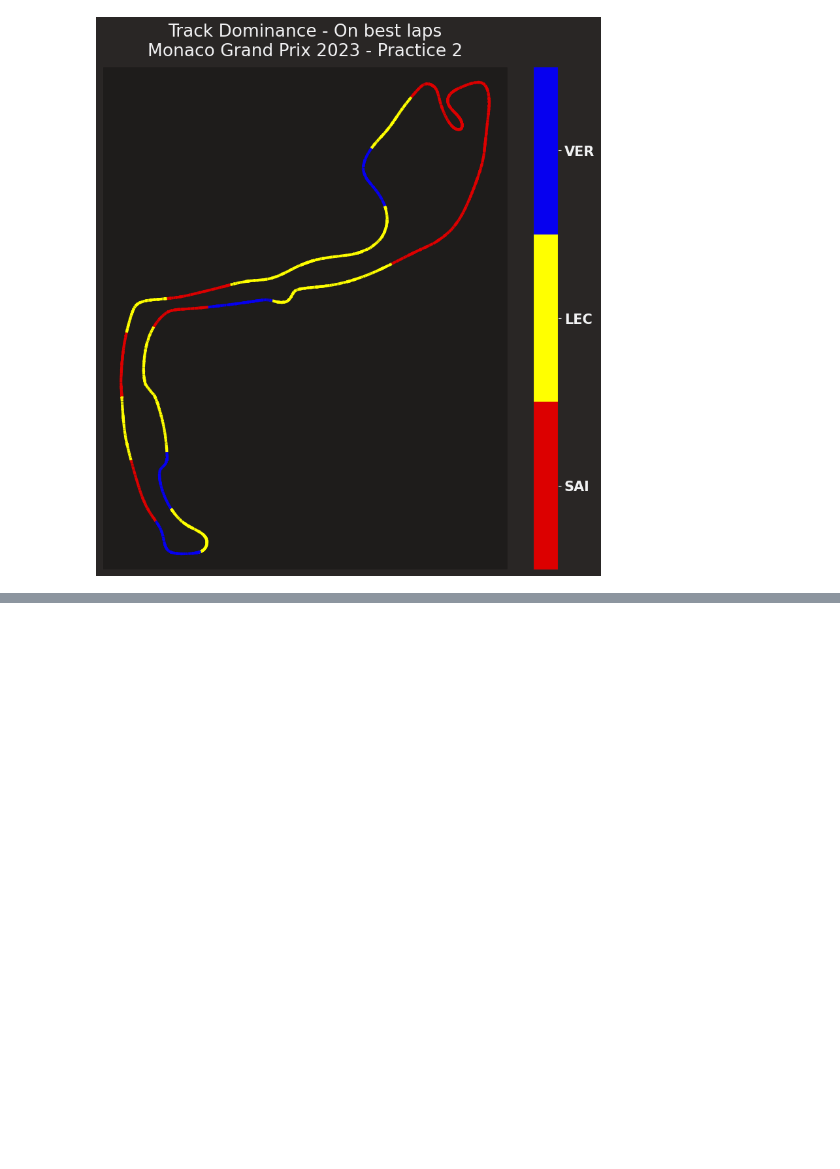
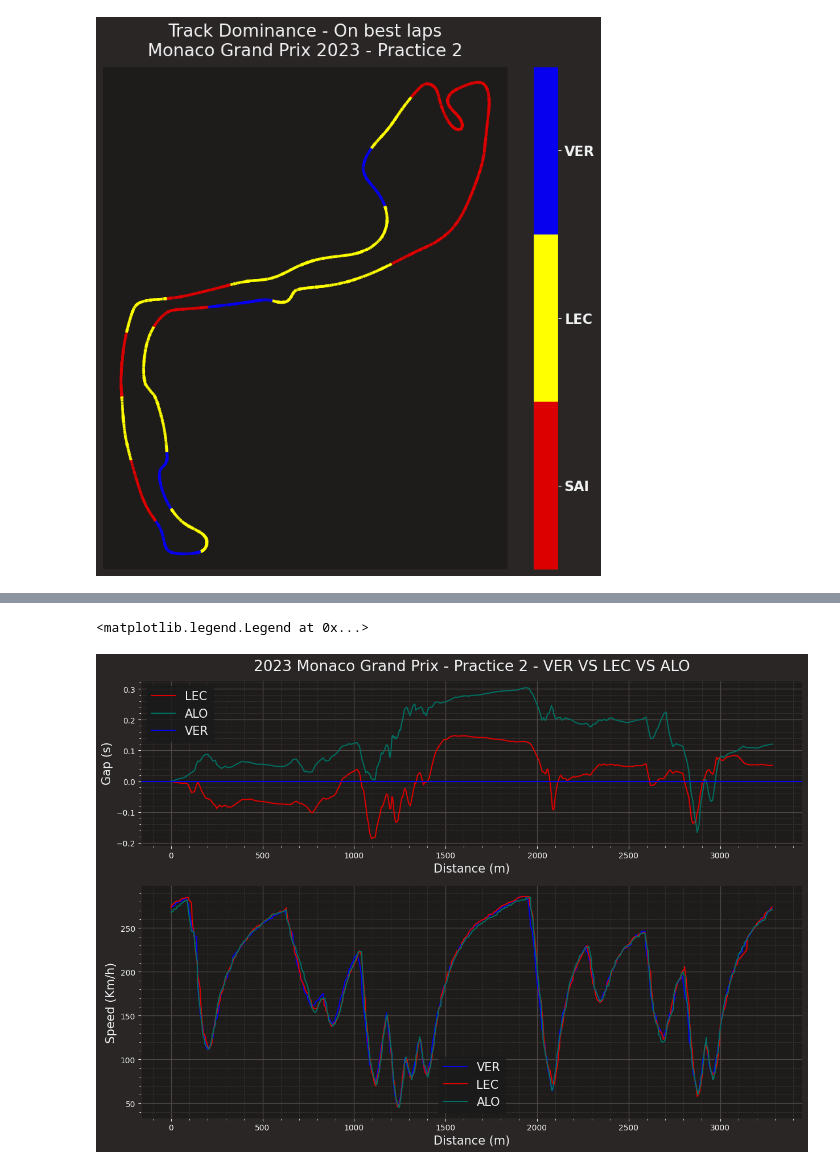
Before and after one commit to Rick8998/Monaco2023F1, a Jupyter notebook: SessionAnalysis/fp2.ipynb, the cells around one changed output, grey strips where cells are left out. Saved outputs shown, nothing was run; the diff lists cells and outputs as text; code cells hidden in the pictures; blank space fills up the shorter version.

```diff
--- a/SessionAnalysis/fp2.ipynb
+++ b/SessionAnalysis/fp2.ipynb
@@ -270,0 +374,57 @@ plt.show()
+# %%
+driver_1, driver_2, driver_3 = 'VER', 'LEC', 'ALO'
+laps_driver_1 = fp.laps.pick_driver(driver_1)
+laps_driver_2 = fp.laps.pick_driver(driver_2)
+laps_driver_3 = fp.laps.pick_driver(driver_3)
+
+fastest_driver_1 = laps_driver_1.pick_fastest()
+fastest_driver_2 = laps_driver_2.pick_fastest()
+fastest_driver_3 = laps_driver_3.pick_fastest()
+
+telemetry_driver_1 = fastest_driver_1.get_telemetry().add_distance()
+telemetry_driver_2 = fastest_driver_2.get_telemetry().add_distance()
+telemetry_driver_3 = fastest_driver_3.get_telemetry().add_distance()
+
+team_driver_1 = fastest_driver_1['Team']
+team_driver_2 = fastest_driver_2['Team']
+team_driver_3 = fastest_driver_3['Team']
+
+delta_time12, ref_tel12, compare_tel12 = utils.delta_time(fastest_driver_1, fastest_driver_2)
+delta_time13, ref_tel13, compare_tel13 = utils.delta_time(fastest_driver_1, fastest_driver_3)
+
+plot_size = [15, 10]
+plot_title = f"{fp.event.year} {fp.event.EventName} - {fp.name} - {driver_1} VS {driver_2} VS {driver_3}"
+plot_ratios = [0.5, 0.7]
+plotting.setup_mpl()
+# Make plot a bit bigger
+plt.rcParams['figure.figsize'] = plot_size
+
+# Create subplots with different sizes
+fig, ax = plt.subplots(2, gridspec_kw={'height_ratios': plot_ratios})
+
+# Set the plot title
+ax[0].title.set_text(plot_title)
+
+# Delta line
+ax[0].plot(ref_tel12['Distance'], delta_time12, color=ff1.plotting.team_color(team_driver_2), label= driver_2)
+ax[0].plot(ref_tel13['Distance'], delta_time13, color=ff1.plotting.team_color(team_driver_3), label = driver_3)
+ax[0].axhline(0, color=ff1.plotting.team_color(team_driver_1), label = driver_1)
+ax[0].set_ylabel("Gap (s)", fontsize = 10)
+ax[0].set_xlabel("Distance (m)", fontsize=10)
+ax[0].yaxis.label.set_size(15)
+ax[0].xaxis.label.set_size(15)
+ax[0].legend(loc="upper left", prop={'size': 15})
+
+
+# Speed trace
+ax[1].plot(telemetry_driver_1['Distance'], telemetry_driver_1['Speed'], label=driver_1, color=ff1.plotting.team_color(team_driver_1))
+ax[1].plot(telemetry_driver_2['Distance'], telemetry_driver_2['Speed'], label=driver_2, color=ff1.plotting.team_color(team_driver_2))
+ax[1].plot(telemetry_driver_3['Distance'], telemetry_driver_3['Speed'], label=driver_3, color=ff1.plotting.team_color(team_driver_3))
+ax[1].set_ylabel("Speed (Km/h)", fontsize=10)
+ax[1].set_xlabel("Distance (m)", fontsize=10)
+ax[1].yaxis.label.set_size(15)
+ax[1].xaxis.label.set_size(15)
+ax[1].legend(loc="lower center", prop={'size': 15})
+# %% [output]
+<matplotlib.legend.Legend at 0x...>
+[figure, added]
```
Also changed, not shown: parts of 6 cells of this notebook, 1 other file.
